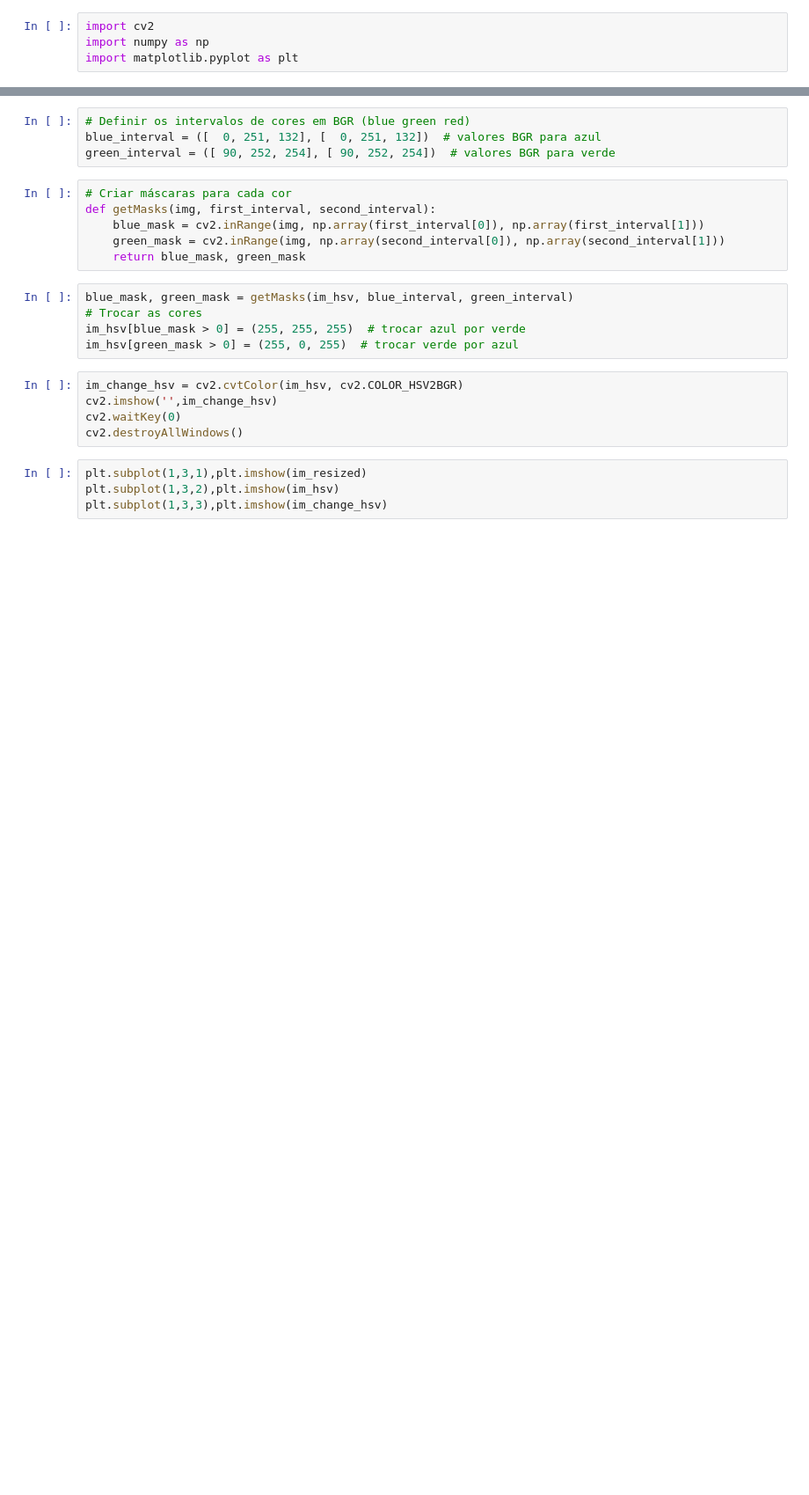
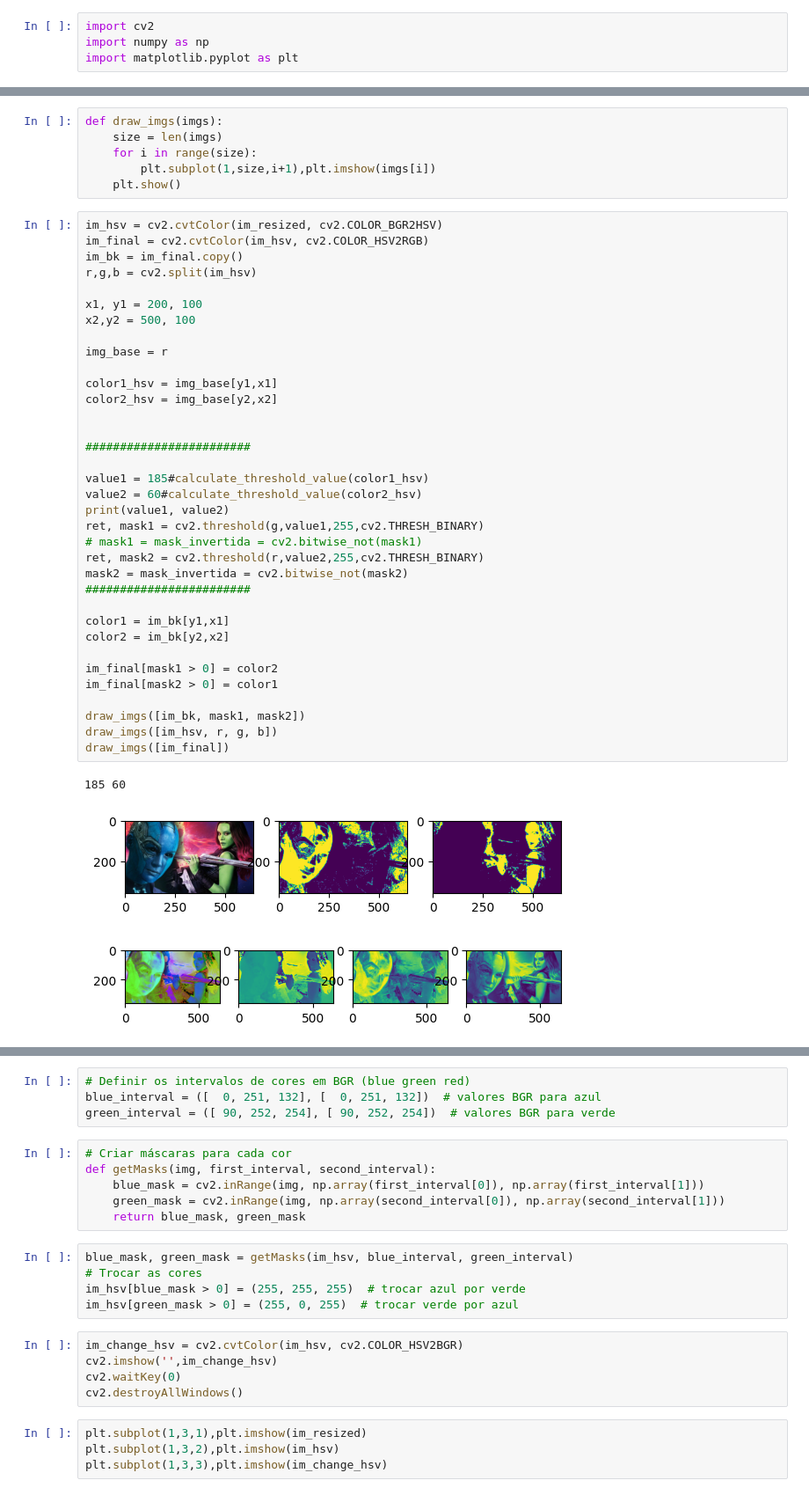
Before and after one commit to HenrickyL/computer-vision, a Jupyter notebook: lab1/Exercice/change_color.ipynb, the cells around one changed output, grey strips where cells are left out. Shown: that part at 88% size. Drawn from its saved outputs; the diff is of its cells as text; blank space fills up the shorter version.

```diff
--- a/lab1/Exercice/change_color.ipynb
+++ b/lab1/Exercice/change_color.ipynb
@@ -30,0 +38,45 @@ cv2.destroyAllWindows()
+# %%
+def draw_imgs(imgs):
+    size = len(imgs)
+    for i in range(size):
+        plt.subplot(1,size,i+1),plt.imshow(imgs[i])
+    plt.show()
+# %%
+im_hsv = cv2.cvtColor(im_resized, cv2.COLOR_BGR2HSV)
+im_final = cv2.cvtColor(im_hsv, cv2.COLOR_HSV2RGB)
+im_bk = im_final.copy()
+r,g,b = cv2.split(im_hsv)
+
+x1, y1 = 200, 100
+x2,y2 = 500, 100
+
+img_base = r
+
+color1_hsv = img_base[y1,x1]
+color2_hsv = img_base[y2,x2]
+
+
+########################
+
+value1 = 185#calculate_threshold_value(color1_hsv)
+value2 = 60#calculate_threshold_value(color2_hsv)
+print(value1, value2)
+ret, mask1 = cv2.threshold(g,value1,255,cv2.THRESH_BINARY)
+# mask1 = mask_invertida = cv2.bitwise_not(mask1)
+ret, mask2 = cv2.threshold(r,value2,255,cv2.THRESH_BINARY)
+mask2 = mask_invertida = cv2.bitwise_not(mask2)
+########################
+
+color1 = im_bk[y1,x1]
+color2 = im_bk[y2,x2]
+
+im_final[mask1 > 0] = color2
+im_final[mask2 > 0] = color1
+
+draw_imgs([im_bk, mask1, mask2])
+draw_imgs([im_hsv, r, g, b])
+draw_imgs([im_final])
+# %% [output]
+185 60
+[figure, added]
+[figure, added]
```
Also changed, not shown: parts of 7 cells of this notebook.
